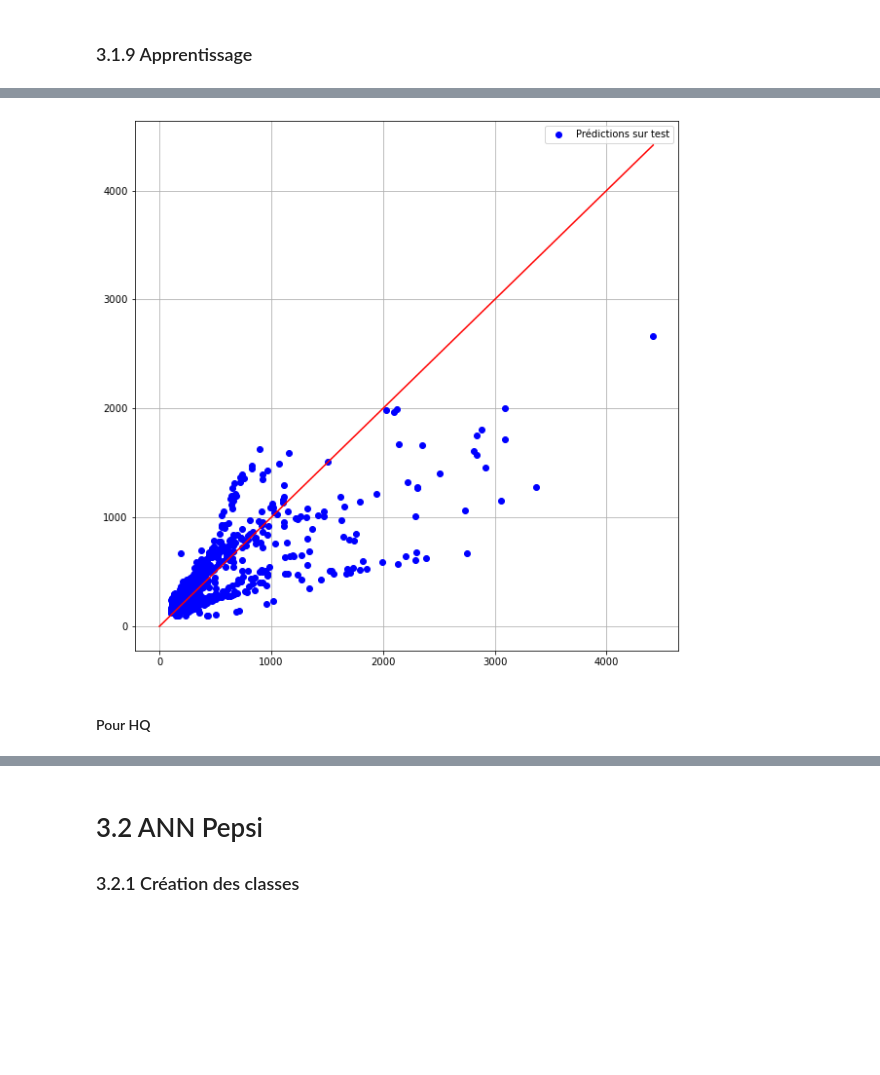
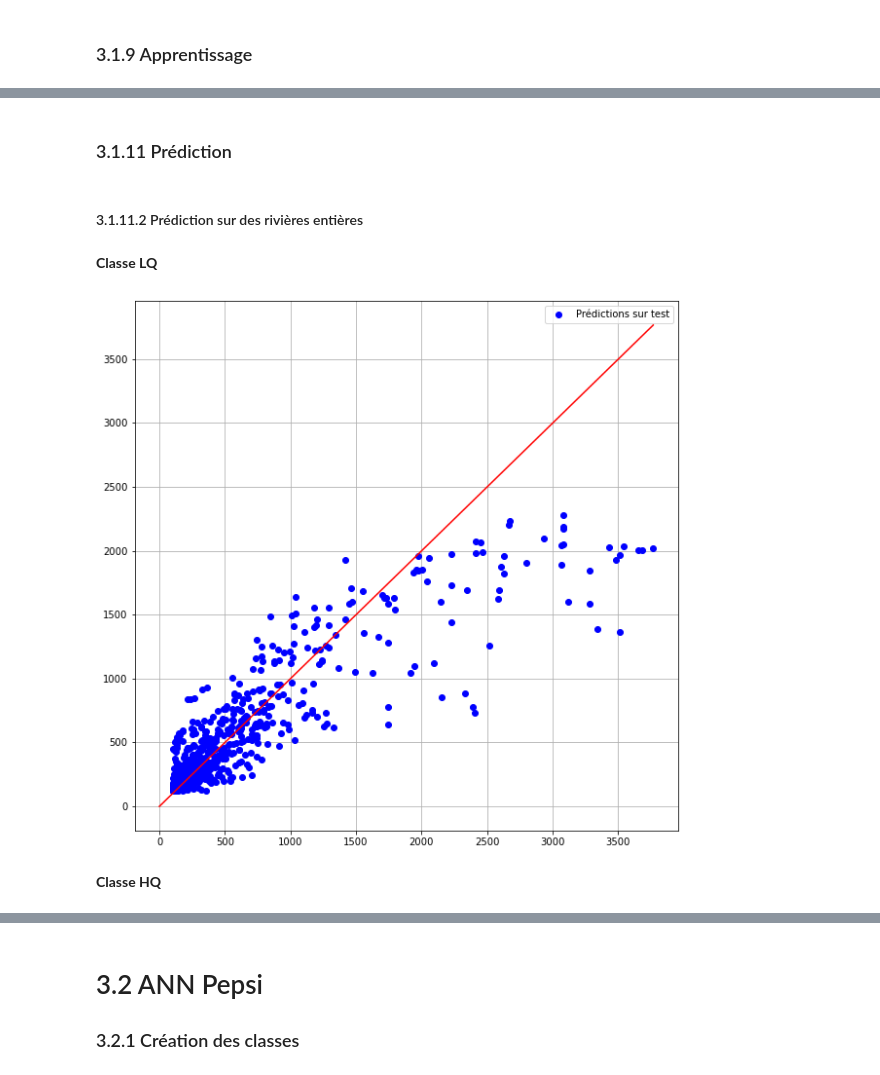
Before and after one commit to scastets/Projet4MA_Hydrologie, a Jupyter notebook: Notebooks/Projet4MA.ipynb, the cells around one changed output, grey strips where cells are left out. Saved outputs shown, nothing was run; the diff lists cells and outputs as text; code cells hidden in the pictures; blank space fills up the shorter version.

```diff
--- a/Notebooks/Projet4MA.ipynb
+++ b/Notebooks/Projet4MA.ipynb
@@ -773,0 +772,21 @@ Missing Data :  0   Shape is :  (5118, 5)
+# %%
+# ---- Suffle and Split => train, test
+def shuffle(data):
+
+    data_train = data.sample(frac=0.8, axis=0) # peut être fait avec n = 'nombre de données voulues'
+    data_test  = data.drop(data_train.index) # retire les données choisies
+    #display(data_train.head())
+
+    # ---- Split => x,y
+    #
+    x_train = data_train.drop('Q', axis=1)
+    y_train = data_train['Q']
+    x_test  = data_test.drop('Q', axis=1)
+    y_test  = data_test['Q']
+
+
+    print('Original data shape was : ',data.shape)
+    print('x_train : ',x_train.shape, 'y_train : ',y_train.shape)
+    print('x_test  : ',x_test.shape,  'y_test  : ',y_test.shape)
+
+    return x_train, y_train , x_test, y_test
@@ -893,0 +894,3 @@ x_test  :  (1306, 3) y_test  :  (1306,)
+# %%
+x_hydro_LQ_train, y_hydro_LQ_train , x_hydro_LQ_test, y_hydro_LQ_test = shuffle(hydro_LQ)
+x_hydro_LQ_train, y_hydro_LQ_train , x_hydro_LQ_test, y_hydro_LQ_test, mean_hydro_LQ, std_hydro_LQ = normalization(x_hydro_LQ_train, y_hydro_LQ_train , x_hydro_LQ_test, y_hydro_LQ_test)
@@ -893,0 +914,3 @@ x_test  :  (1306, 3) y_test  :  (1306,)
+# %%
+x_hydro_LQ_train_R, y_hydro_LQ_train_R, x_hydro_LQ_test_R, y_hydro_LQ_test_R,  hydro_LQ_test_name_R, hydro_LQ_train_name_R = shuffle_river(hydro_LQ,river_hydro_LQ)
+x_hydro_LQ_train_R, y_hydro_LQ_train_R, x_hydro_LQ_test_R, y_hydro_LQ_test_R, mean_hydro_LQ_R, std_hydro_LQ_R = normalization(x_hydro_LQ_train_R, y_hydro_LQ_train_R, x_hydro_LQ_test_R, y_hydro_LQ_test_R)
@@ -904,4 +957,4 @@ history_HQ = model_HQ.fit(x_hydro_HQ_train,  y_hydro_HQ_train, epochs = ep, batc
 # %%
-#ep = 100
-#history_VHQ = model_VHQ.fit(x_hydro_VHQ_train,  y_hydro_VHQ_train, epochs = ep, batch_size = 100, verbose = 0,
-                    #validation_data = (x_hydro_VHQ_test, y_hydro_VHQ_test))
+ep = 100
+history_LQ_R = model_LQ.fit(x_hydro_LQ_train_R,  y_hydro_LQ_train_R, epochs = ep, batch_size = 100, verbose = 0,
+                    validation_data = (x_hydro_LQ_test_R, y_hydro_LQ_test_R))
@@ -938,14 +1028,20 @@ plt.show()
+# %% [markdown]
+### 3.1.11 Prédiction
+# %% [markdown]
+#### 3.1.11.2 Prédiction sur des rivières entières
+# %% [markdown]
+**Classe LQ**
 # %%
 # Vérification des prédictions
 plt.figure(figsize=(10,10))
-plt.plot(y_hydro_LQ_test,model_LQ.predict(x_hydro_LQ_test),'bo',label='Prédictions sur test')
-m = max(y_hydro_LQ_test)
+plt.plot(y_hydro_LQ_test_R,model_LQ.predict(x_hydro_LQ_test_R),'bo',label='Prédictions sur test')
+m = max(y_hydro_LQ_test_R)
 x = np.arange(0,m)
 plt.plot(x,x,'r')
 plt.legend()
 plt.grid()
 plt.show()
 # %% [output]
-[figure, old version]
+[figure, new version]
 # %% [markdown]
-#### Pour HQ
+**Classe HQ**
```
Also changed, not shown: parts of 47 cells of this notebook.
